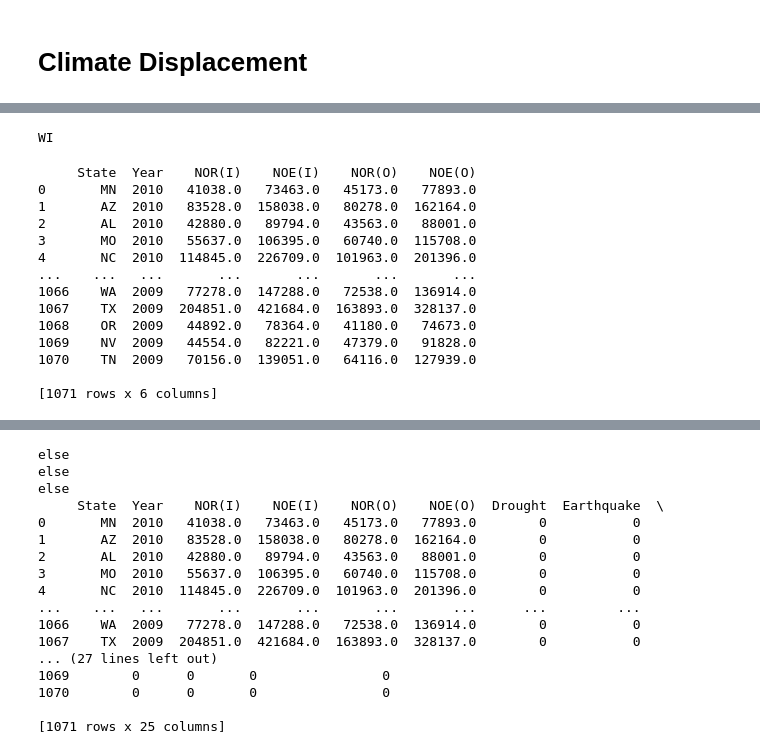
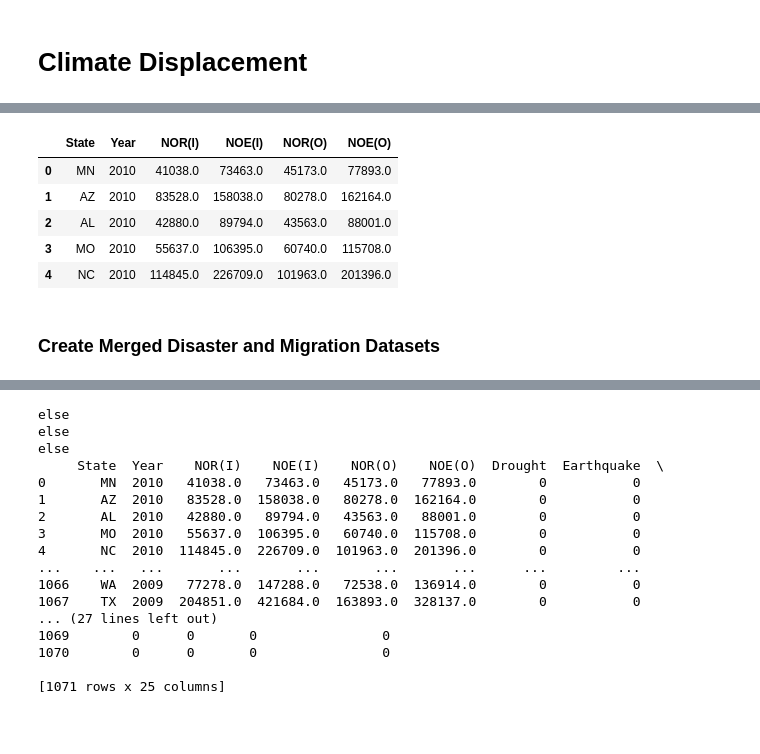
Before and after one commit to Suzanna-Neely-Yates/climate-displacement, a Jupyter notebook: code/notebook.ipynb, the cells around one changed output, grey strips where cells are left out. Cells and saved outputs as stored; diff of their text form; code cells hidden in the pictures; blank space fills up the shorter version.

```diff
--- a/code/notebook.ipynb
+++ b/code/notebook.ipynb
@@ -169,7 +116,7 @@ Converting all datasets in StateMigration from .xls to .csv
 # Convert all files in StateMigration folder from .xls to .csv
 
 # create list of xls files
-xls_list = glob.glob("/Users/ben/Desktop/climate-displacement/code/data/StateMigration/*/*/*.xls")
+xls_list = glob.glob("../code/data/StateMigration/*/*/*.xls")
 
 # replace xls
 for xls_file in xls_list:
@@ -282,9 +213,5 @@ def getKey(val):
                  return key
 
     return False
-
-print(getKey('Wisconsin'))
-# %% [output]
-WI
 # %%
 # read csv file
@@ -457,22 +383,16 @@ for row in list_param:
         current.append(newrow)
 # %%
 data = pd.DataFrame(current, columns=['State', 'Year', 'NOR(I)', 'NOE(I)', 'NOR(O)', 'NOE(O)'])
-data
+data.head()
 # %% [output]
-     State  Year    NOR(I)    NOE(I)    NOR(O)    NOE(O)
-0       MN  2010   41038.0   73463.0   45173.0   77893.0
-1       AZ  2010   83528.0  158038.0   80278.0  162164.0
-2       AL  2010   42880.0   89794.0   43563.0   88001.0
-3       MO  2010   55637.0  106395.0   60740.0  115708.0
-4       NC  2010  114845.0  226709.0  101963.0  201396.0
-...    ...   ...       ...       ...       ...       ...
-1066    WA  2009   77278.0  147288.0   72538.0  136914.0
-1067    TX  2009  204851.0  421684.0  163893.0  328137.0
-1068    OR  2009   44892.0   78364.0   41180.0   74673.0
-1069    NV  2009   44554.0   82221.0   47379.0   91828.0
-1070    TN  2009   70156.0  139051.0   64116.0  127939.0
-
-[1071 rows x 6 columns]
+|  | State | Year | NOR(I) | NOE(I) | NOR(O) | NOE(O) |
+| 0 | MN | 2010 | 41038.0 | 73463.0 | 45173.0 | 77893.0 |
+| 1 | AZ | 2010 | 83528.0 | 158038.0 | 80278.0 | 162164.0 |
+| 2 | AL | 2010 | 42880.0 | 89794.0 | 43563.0 | 88001.0 |
+| 3 | MO | 2010 | 55637.0 | 106395.0 | 60740.0 | 115708.0 |
+| 4 | NC | 2010 | 114845.0 | 226709.0 | 101963.0 | 201396.0 |
+# %% [markdown]
+### Create Merged Disaster and Migration Datasets
 # %%
 """
 # Create final dataset
```
Also changed, not shown: parts of 39 cells of this notebook, 1 other file.
